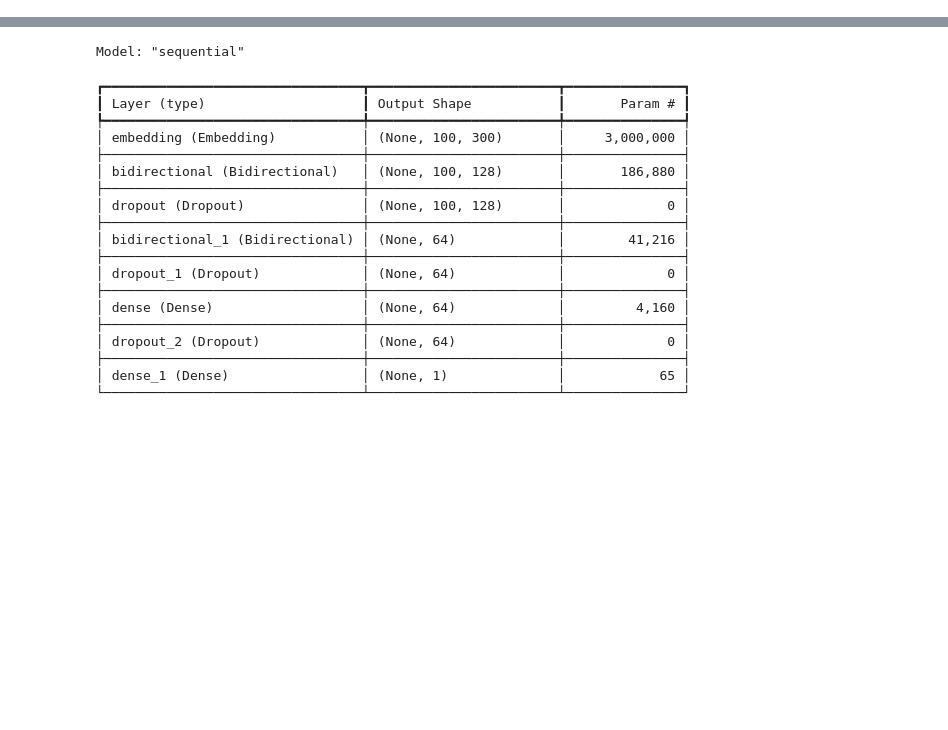
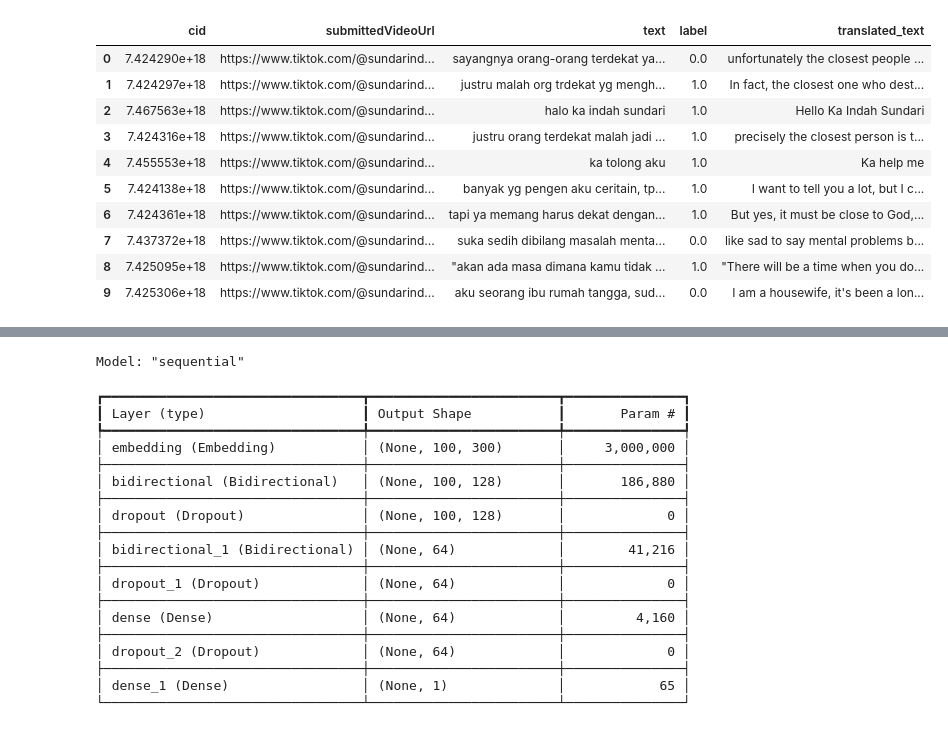
Before and after one commit to mufidmoesz/mental-health-sentiment-analysis, a Jupyter notebook: analysis.ipynb, the cells around one changed output, grey strips where cells are left out. Saved outputs shown, nothing was run; the diff lists cells and outputs as text; code cells hidden in the pictures; blank space fills up the shorter version.

```diff
--- a/analysis.ipynb
+++ b/analysis.ipynb
@@ -5,13 +5,7 @@ import re
 import matplotlib.pyplot as plt
 import seaborn as sns
 
-# import nltk
-# nltk.download('stopwords')
-# nltk.download('wordnet')
-# nltk.download('omw-1.4')
-
-# from nltk.corpus import stopwords
-# from nltk.stem import WordNetLemmatizer
+pd.set_option('display.max_colwidth', None)
 
 import re
 from Sastrawi.StopWordRemover.StopWordRemoverFactory import StopWordRemoverFactory
@@ -28,6 +22,22 @@ from tensorflow.keras.preprocessing.text import Tokenizer
 from tensorflow.keras.preprocessing.sequence import pad_sequences
 from tensorflow.keras.models import Sequential
 from tensorflow.keras.layers import Embedding, LSTM, Bidirectional, Dense, Dropout
+# %%
+df = pd.read_csv('translated_dataset.csv')
+
+df.head(10)
+# %% [output]
+|  | cid | submittedVideoUrl | text | label | translated_text |
+| 0 | 7.424290e+18 | https://www.tiktok.com/@sundarind... | sayangnya orang-orang terdekat ya... | 0.0 | unfortunately the closest people ... |
+| 1 | 7.424297e+18 | https://www.tiktok.com/@sundarind... | justru malah org trdekat yg mengh... | 1.0 | In fact, the closest one who dest... |
+| 2 | 7.467563e+18 | https://www.tiktok.com/@sundarind... | halo ka indah sundari | 1.0 | Hello Ka Indah Sundari |
+| 3 | 7.424316e+18 | https://www.tiktok.com/@sundarind... | justru orang terdekat malah jadi ... | 1.0 | precisely the closest person is t... |
+| 4 | 7.455553e+18 | https://www.tiktok.com/@sundarind... | ka tolong aku | 1.0 | Ka help me |
+| 5 | 7.424138e+18 | https://www.tiktok.com/@sundarind... | banyak yg pengen aku ceritain, tp... | 1.0 | I want to tell you a lot, but I c... |
+| 6 | 7.424361e+18 | https://www.tiktok.com/@sundarind... | tapi ya memang harus dekat dengan... | 1.0 | But yes, it must be close to God,... |
+| 7 | 7.437372e+18 | https://www.tiktok.com/@sundarind... | suka sedih dibilang masalah menta... | 0.0 | like sad to say mental problems b... |
+| 8 | 7.425095e+18 | https://www.tiktok.com/@sundarind... | "akan ada masa dimana kamu tidak ... | 1.0 | "There will be a time when you do... |
+| 9 | 7.425306e+18 | https://www.tiktok.com/@sundarind... | aku seorang ibu rumah tangga, sud... | 0.0 | I am a housewife, it's been a lon... |
 # %%
 # Set up Indonesian stopwords and stemmer
 stop_factory = StopWordRemoverFactory()
```
Also changed, not shown: parts of 7 cells of this notebook, 3 other files.
